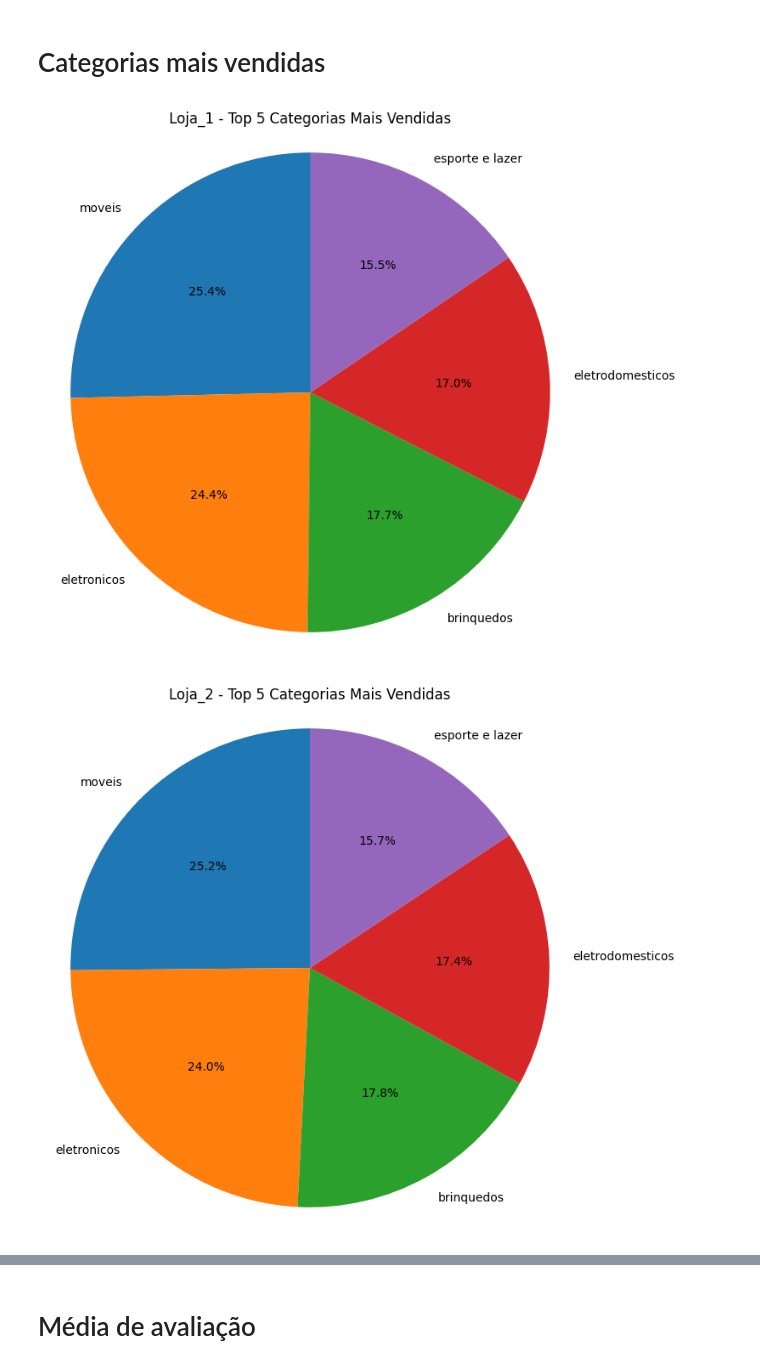
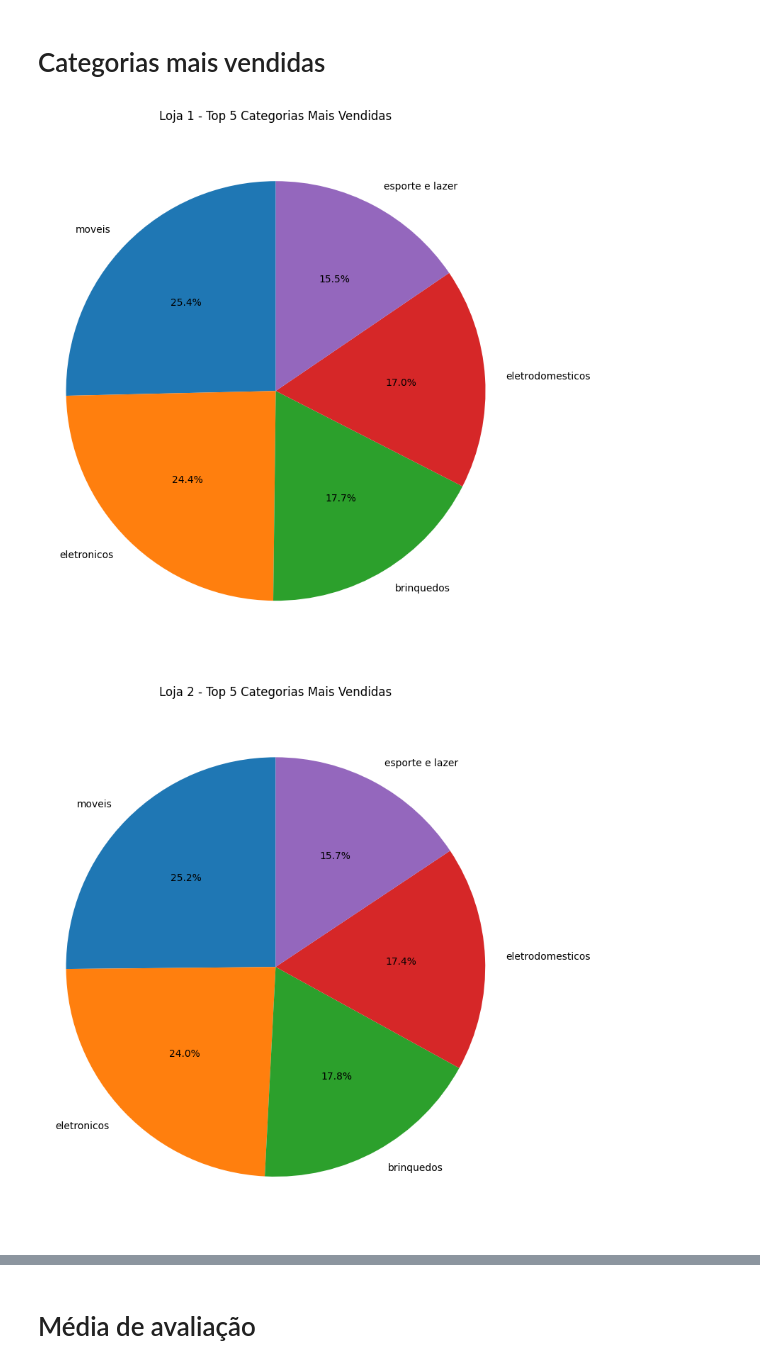
Before and after one commit to johnnymaia/AluraStoreJK, a Jupyter notebook: AluraStoreBr.ipynb, the cells around one changed output, grey strips where cells are left out. Saved outputs shown, nothing was run; the diff lists cells and outputs as text; code cells hidden in the pictures.

```diff
--- a/AluraStoreBr.ipynb
+++ b/AluraStoreBr.ipynb
@@ -90,16 +127,9 @@ for i, url in enumerate(urls, start=1):
 # 3. Média de Avaliação das Lojas
 # %%
 import pandas as pd
+urls = links()
 
-# URLs dos arquivos CSV
-urls = {
-    "Loja 1": "https://raw.githubusercontent.com/alura-es-cursos/challenge1-data-science/refs/heads/main/base-de-dados-challenge-1/loja_1.csv",
-    "Loja 2": "https://raw.githubusercontent.com/alura-es-cursos/challenge1-data-science/refs/heads/main/base-de-dados-challenge-1/loja_2.csv",
-    "Loja 3": "https://raw.githubusercontent.com/alura-es-cursos/challenge1-data-science/refs/heads/main/base-de-dados-challenge-1/loja_3.csv",
-    "Loja 4": "https://raw.githubusercontent.com/alura-es-cursos/challenge1-data-science/refs/heads/main/base-de-dados-challenge-1/loja_4.csv",
-}
-
-# Carregar os dados e calcular a média das avaliações
+  # Carregar os dados e calcular a média das avaliações
 avaliacoes = {}
 
 for nome_loja, url in urls.items():
@@ -187,7 +214,7 @@ Loja_1 - Produtos menos vendidos:
 import pandas as pd
 # Calculando o frete médio por loja
 frete_medio_lojas = {}
-for i, url in enumerate(urls, start=1):
+for i, (loja_nome, url) in enumerate(urls.items(), start=1): # Changed here to iterate through items and unpack key-value pairs
     loja = pd.read_csv(url)
     if "Frete" in loja.columns:
         frete_medio = loja["Frete"].mean()
@@ -279,29 +319,52 @@ for i, url in enumerate(urls, start=1):
 # %% [markdown]
 # Categorias mais vendidas
 # %%
+import pandas as pd
 import matplotlib.pyplot as plt
 
-# 2. Vendas por Categoria (com gráfico de pizza)
-for i, url in enumerate(urls, start=1):
+# Dicionário com os links dos arquivos CSV de cada loja
+
+urls = {
+    "Loja 1": "https://raw.githubusercontent.com/alura-es-cursos/challenge1-data-science/refs/heads/main/base-de-dados-challenge-1/loja_1.csv",
+    "Loja 2": "https://raw.githubusercontent.com/alura-es-cursos/challenge1-data-science/refs/heads/main/base-de-dados-challenge-1/loja_2.csv",
+    "Loja 3": "https://raw.githubusercontent.com/alura-es-cursos/challenge1-data-science/refs/heads/main/base-de-dados-challenge-1/loja_3.csv",
+    "Loja 4": "https://raw.githubusercontent.com/alura-es-cursos/challenge1-data-science/refs/heads/main/base-de-dados-challenge-1/loja_4.csv",
+}
+
+# 2. Vendas por Categoria (gráfico de pizza)
+for nome_loja, url in urls.items():
     try:
         loja = pd.read_csv(url)
+
+        # Padronizando os nomes das colunas
+        loja.columns = loja.columns.str.strip()
+
+        # Verificando o nome da coluna de categoria
         coluna_categoria = "Categoria" if "Categoria" in loja.columns else "Categoria do Produto"
         loja = loja.dropna(subset=[coluna_categoria])
+
+        # Contagem de vendas por categoria
         categoria_contagem = loja[coluna_categoria].value_counts().reset_index()
         categoria_contagem.columns = [coluna_categoria, "Quantidade Vendida"]
 
-        # Selecionando as 5 categorias mais vendidas para o gráfico de pizza
+        # Selecionando as 5 categorias mais vendidas
         top_5_categorias = categoria_contagem.head(5)
 
         # Criando o gráfico de pizza
         plt.figure(figsize=(8, 8))
-        plt.pie(top_5_categorias["Quantidade Vendida"], labels=top_5_categorias[coluna_categoria], autopct='%1.1f%%', startangle=90)
-        plt.title(f'Loja_{i} - Top 5 Categorias Mais Vendidas')
-        plt.axis('equal')  # Garante que o gráfico seja um círculo
+        plt.pie(
+            top_5_categorias["Quantidade Vendida"],
+            labels=top_5_categorias[coluna_categoria],
+            autopct='%1.1f%%',
+            startangle=90
+        )
+        plt.title(f'{nome_loja} - Top 5 Categorias Mais Vendidas')
+        plt.axis('equal')  # Garante formato circular
+        plt.tight_layout()
         plt.show()
 
     except Exception as e:
-        print(f"Erro ao processar Loja_{i}: {e}")
+        print(f"Erro ao processar {nome_loja}: {e}")
 # %% [output]
-[figure, old version]
+[figure, new version]
-[figure, old version]
+[figure, new version]
```
Also changed, not shown: parts of 8 cells of this notebook.
